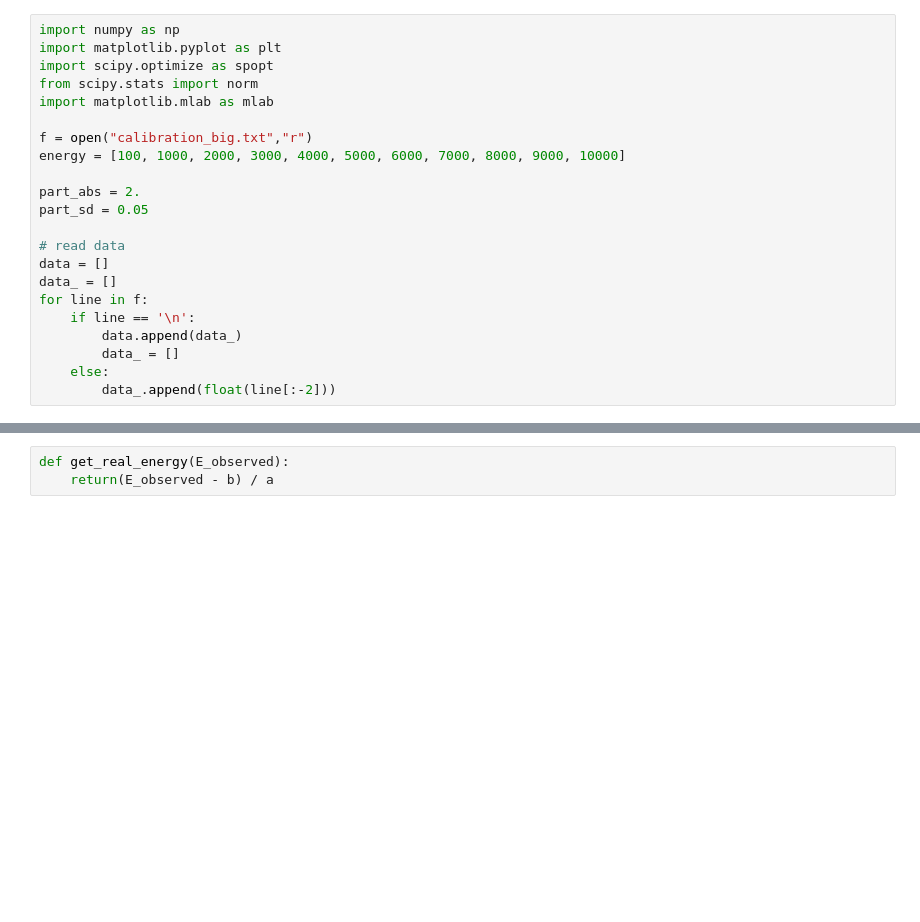
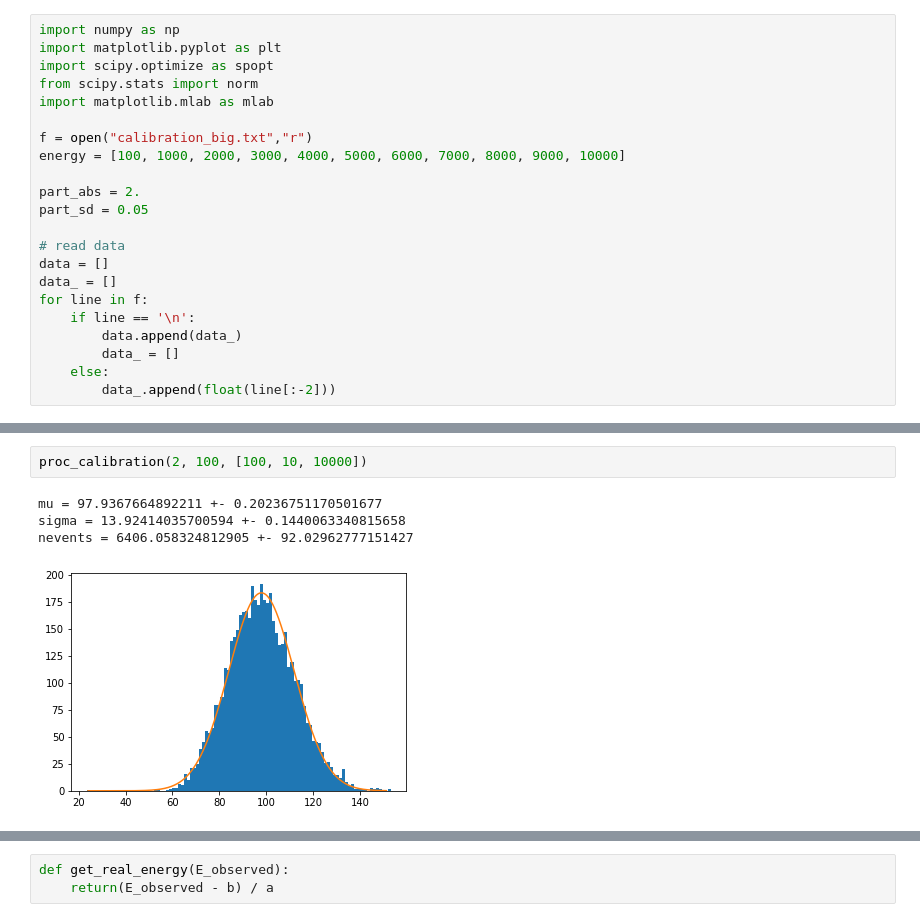
Before and after one commit to loooj58/detector, a Jupyter notebook: proc.ipynb, the cells around one changed output, grey strips where cells are left out. Drawn from its saved outputs; the diff is of its cells as text; blank space fills up the shorter version.

```diff
--- a/proc.ipynb
+++ b/proc.ipynb
@@ -34,0 +78,7 @@ energy_std = [np.std(data_) for data_ in data]
+# %%
+proc_calibration(2, 100, [100, 10, 10000])
+# %% [output]
+mu = 97.9367664892211 +- 0.20236751170501677
+sigma = 13.92414035700594 +- 0.1440063340815658
+nevents = 6406.058324812905 +- 92.02962777151427
+[figure, added]
```
Also changed, not shown: parts of 32 cells of this notebook, 6 other files.
